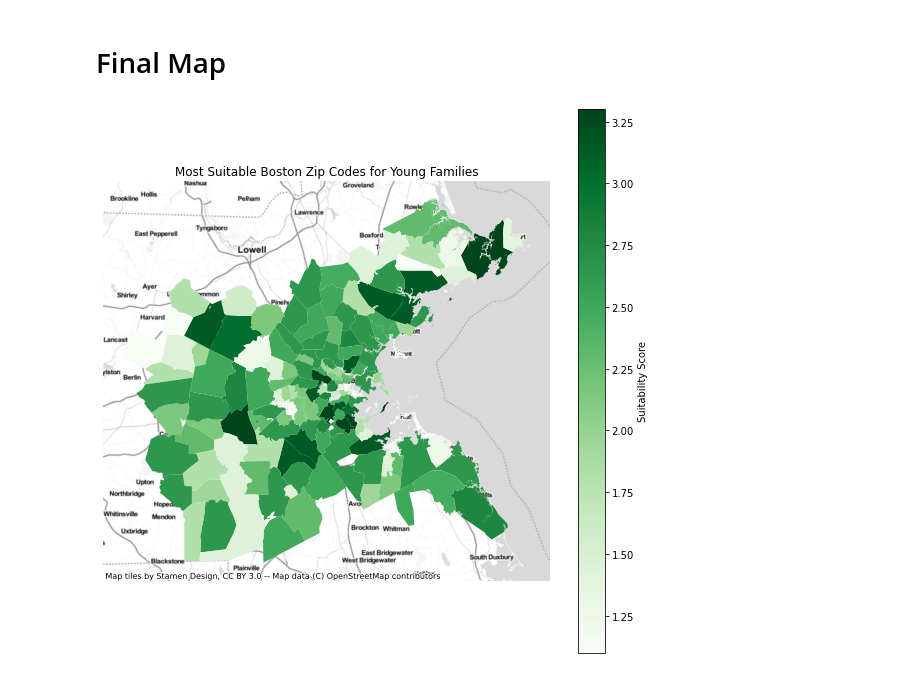
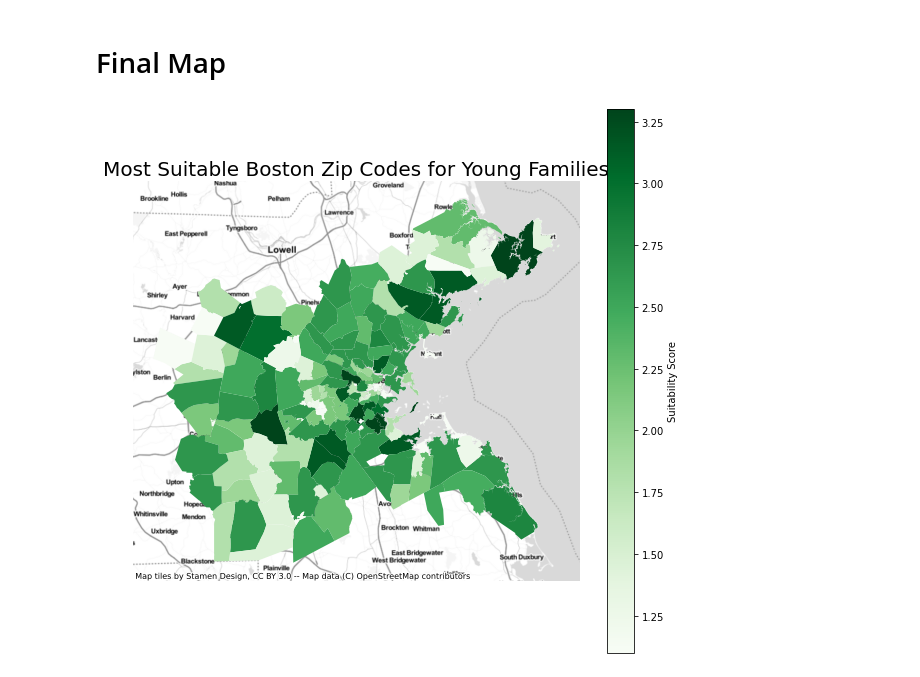
Before and after one commit to oreade01/UEP239_Final_Project, a Jupyter notebook: suitability.ipynb, the cells around one changed output. Saved outputs shown, nothing was run; the diff lists cells and outputs as text; code cells hidden in the pictures.

Commit message:
Changed title size for each map

```diff
--- a/suitability.ipynb
+++ b/suitability.ipynb
@@ -701,12 +714,12 @@ boston_zipcodes
 # %%
 fig, ax = plt.subplots(figsize=(10, 10))
 boston_zipcodes.plot(legend=True, column='suitability', \
                      cmap='Greens', ax=ax, legend_kwds={'label':'Suitability Score'}).set_title\
-('Most Suitable Boston Zip Codes for Young Families')
+('Most Suitable Boston Zip Codes for Young Families', size=20)
 cx.add_basemap(ax, source=cx.providers.Stamen.TonerLite, crs=boston_zipcodes.crs.to_string())
 ax.set_axis_off()
 # %% [output]
-[figure, old version]
+[figure, new version]
 # %%
 head_suitable = boston_zipcodes.sort_values(by='suitability', ascending=False)
 head_suitable.head()
```
Also changed, not shown: parts of 15 cells of this notebook.
